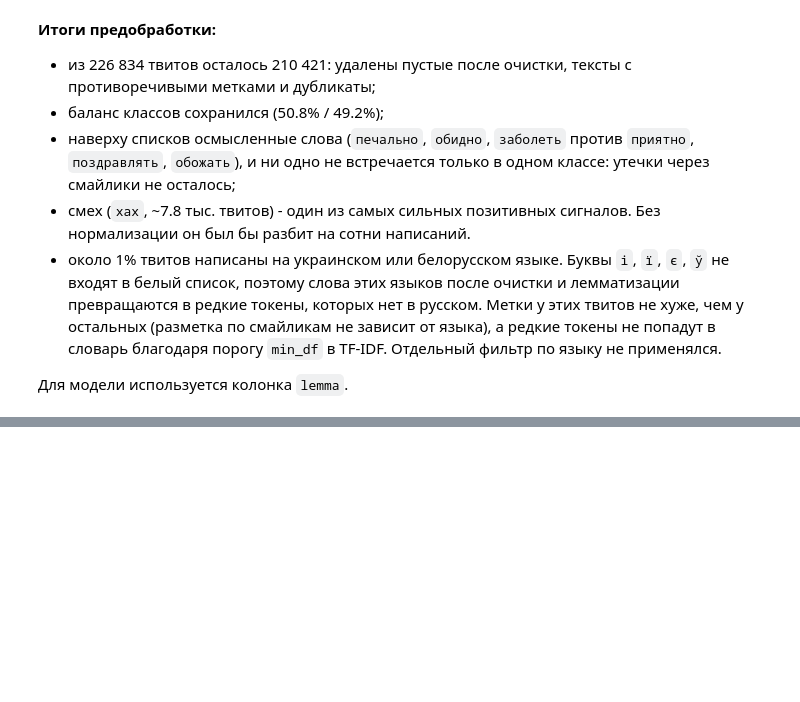
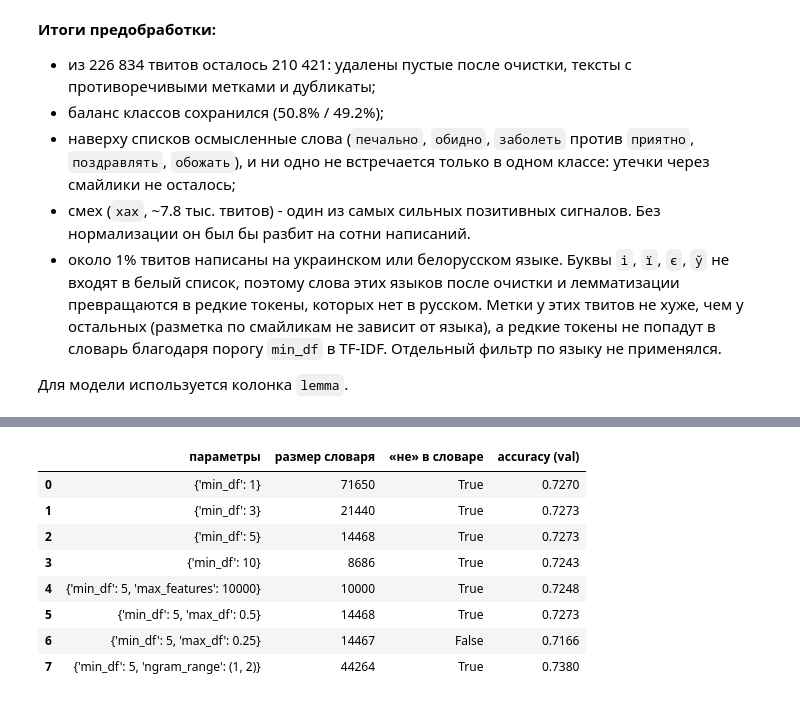
Before and after one commit to Andrey-Yurchuk/sentiment-analysis, a Jupyter notebook: notebooks/sentiment_tfidf_mlp.ipynb, the cells around one changed output, grey strips where cells are left out. Cells and saved outputs as stored; diff of their text form; code cells hidden in the pictures; blank space fills up the shorter version.

Commit message:
feat(notebook): train/test split and TF-IDF vectorization

```diff
--- a/notebooks/sentiment_tfidf_mlp.ipynb
+++ b/notebooks/sentiment_tfidf_mlp.ipynb
@@ -411,0 +420,15 @@ pd.concat(
+# %%
+from sklearn.model_selection import train_test_split
+
+X_train_text, X_test_text, y_train, y_test = train_test_split(
+    df['lemma'],
+    df['label'],
+    test_size=0.2,
+    stratify=df['label'],
+    random_state=RANDOM_STATE,
+)
+
+pd.DataFrame({
+    'твитов': [len(y_train), len(y_test)],
+    'доля позитива': [y_train.mean().round(3), y_test.mean().round(3)],
+}, index=['train', 'test'])
@@ -411,0 +472,39 @@ pd.concat(
+# %%
+%%time
+from sklearn.feature_extraction.text import TfidfVectorizer
+from sklearn.linear_model import LogisticRegression
+from sklearn.metrics import accuracy_score
+
+X_fit_text, X_val_text, y_fit, y_val = train_test_split(
+    X_train_text, y_train, test_size=0.1, stratify=y_train, random_state=RANDOM_STATE,
+)
+
+has_ne = X_fit_text.str.split().apply(lambda words: 'не' in words)
+print('Доля твитов со словом «не»:', round(has_ne.mean(), 3))
+
+vectorizer_configs = [
+    {'min_df': 1},
+    {'min_df': 3},
+    {'min_df': 5},
+    {'min_df': 10},
+    {'min_df': 5, 'max_features': 10_000},
+    {'min_df': 5, 'max_df': 0.5},
+    {'min_df': 5, 'max_df': 0.25},
+    {'min_df': 5, 'ngram_range': (1, 2)},
+]
+
+rows = []
+for params in vectorizer_configs:
+    vec = TfidfVectorizer(**params)
+    X_fit = vec.fit_transform(X_fit_text)
+    X_val = vec.transform(X_val_text)
+    probe = LogisticRegression(max_iter=1000).fit(X_fit, y_fit)
+    rows.append({
+        'параметры': str(params),
+        'размер словаря': len(vec.vocabulary_),
+        '«не» в словаре': 'не' in vec.vocabulary_,
+        'accuracy (val)': round(accuracy_score(y_val, probe.predict(X_val)), 4),
+    })
+
+pd.DataFrame(rows)
+# %% [output]
@@ -411,0 +514,9 @@ pd.concat(
+|  | параметры | размер словаря | «не» в словаре | accuracy (val) |
+| 0 | {'min_df': 1} | 71650 | True | 0.7270 |
+| 1 | {'min_df': 3} | 21440 | True | 0.7273 |
+| 2 | {'min_df': 5} | 14468 | True | 0.7273 |
+| 3 | {'min_df': 10} | 8686 | True | 0.7243 |
+| 4 | {'min_df': 5, 'max_features': 10000} | 10000 | True | 0.7248 |
+| 5 | {'min_df': 5, 'max_df': 0.5} | 14468 | True | 0.7273 |
+| 6 | {'min_df': 5, 'max_df': 0.25} | 14467 | False | 0.7166 |
+| 7 | {'min_df': 5, 'ngram_range': (1, 2)} | 44264 | True | 0.7380 |
```
Also changed, not shown: parts of 13 cells of this notebook.
